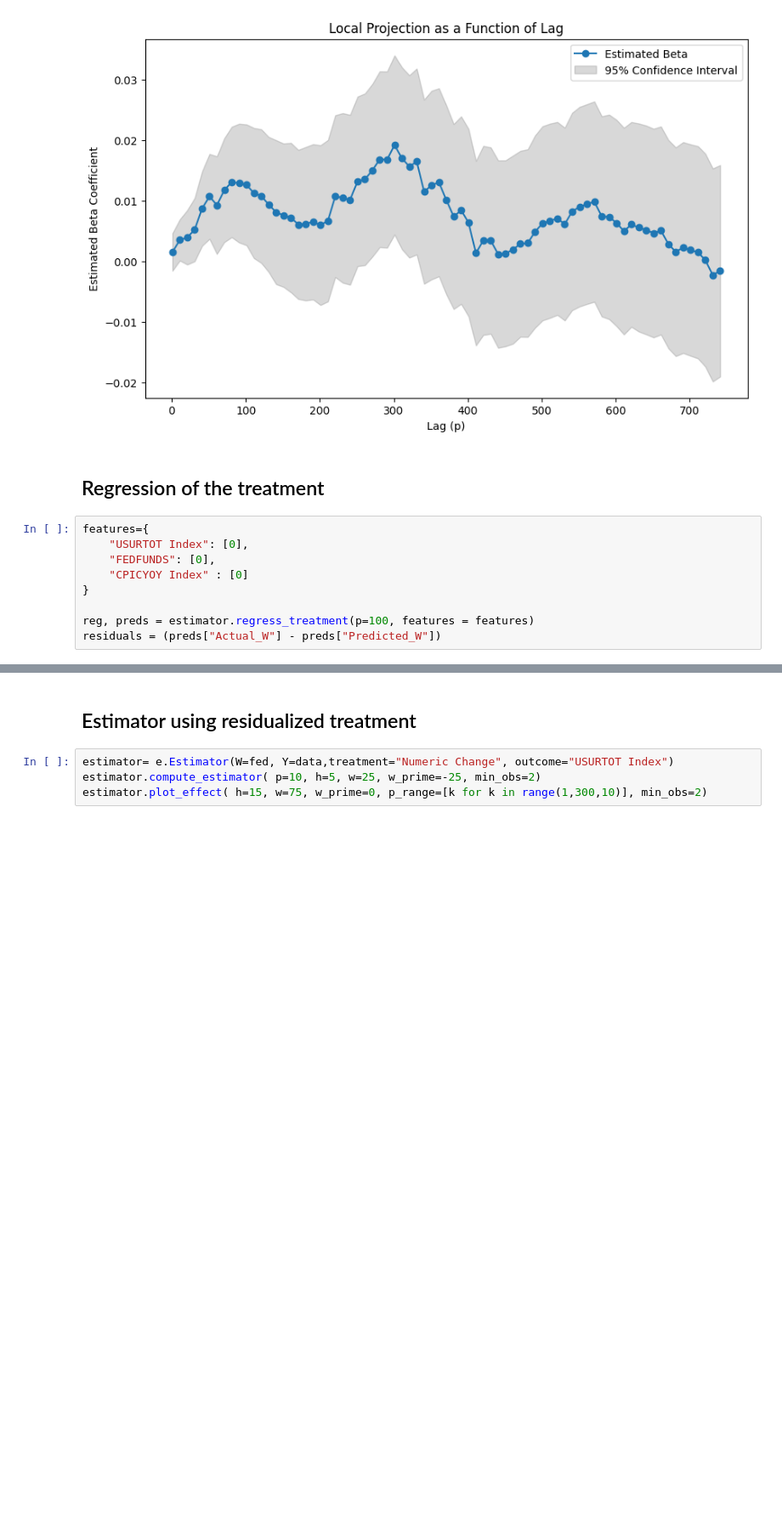
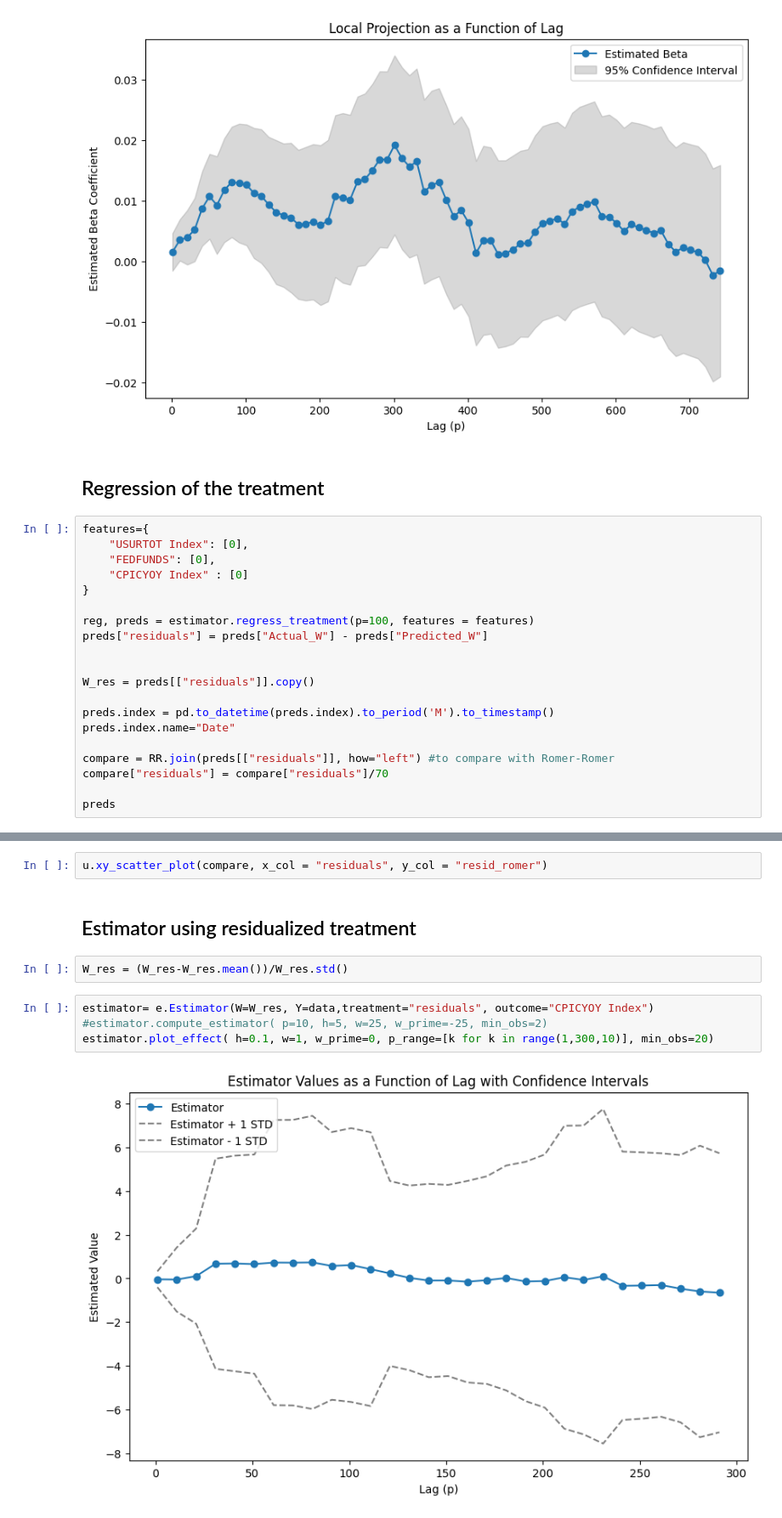
Before and after one commit to mehdizhioua/causal_effects_macro, a Jupyter notebook: experiments.ipynb, the cells around one changed output, grey strips where cells are left out. Shown at 85% size. Saved outputs shown, nothing was run; the diff lists cells and outputs as text; blank space fills up the shorter version.

```diff
--- a/experiments.ipynb
+++ b/experiments.ipynb
@@ -54,4 +63,15 @@ features={
 }
 
 reg, preds = estimator.regress_treatment(p=100, features = features)
-residuals = (preds["Actual_W"] - preds["Predicted_W"])
+preds["residuals"] = preds["Actual_W"] - preds["Predicted_W"]
+
+
+W_res = preds[["residuals"]].copy()
+
+preds.index = pd.to_datetime(preds.index).to_period('M').to_timestamp()
+preds.index.name="Date"
+
+compare = RR.join(preds[["residuals"]], how="left") #to compare with Romer-Romer
+compare["residuals"] = compare["residuals"]/70
+
+preds
@@ -78,6 +95,12 @@ ValueError: x and y must be the same size
+# %%
+u.xy_scatter_plot(compare, x_col = "residuals", y_col = "resid_romer")
 # %% [markdown]
 ## Estimator using residualized treatment
+# %%
+W_res = (W_res-W_res.mean())/W_res.std()
 # %%
-estimator= e.Estimator(W=fed, Y=data,treatment="Numeric Change", outcome="USURTOT Index")
-estimator.compute_estimator( p=10, h=5, w=25, w_prime=-25, min_obs=2)
-estimator.plot_effect( h=15, w=75, w_prime=0, p_range=[k for k in range(1,300,10)], min_obs=2)
+estimator= e.Estimator(W=W_res, Y=data,treatment="residuals", outcome="CPICYOY Index")
+#estimator.compute_estimator( p=10, h=5, w=25, w_prime=-25, min_obs=2)
+estimator.plot_effect( h=0.1, w=1, w_prime=0, p_range=[k for k in range(1,300,10)], min_obs=20)
+# %% [output]
+[figure, added]
```
Also changed, not shown: parts of 8 cells of this notebook, 2 other files.
